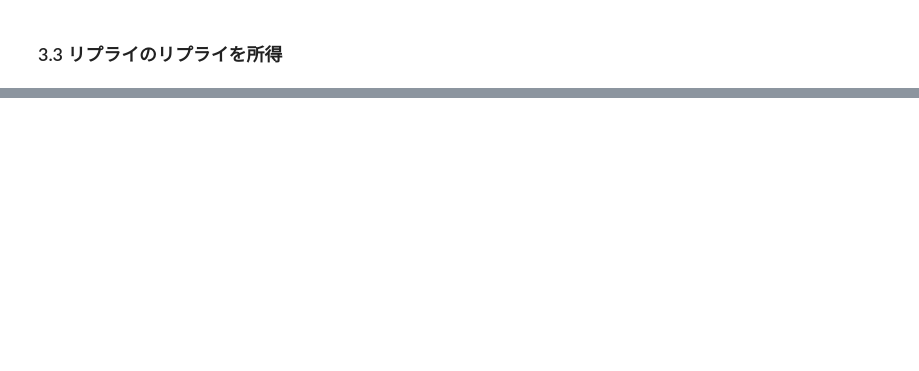
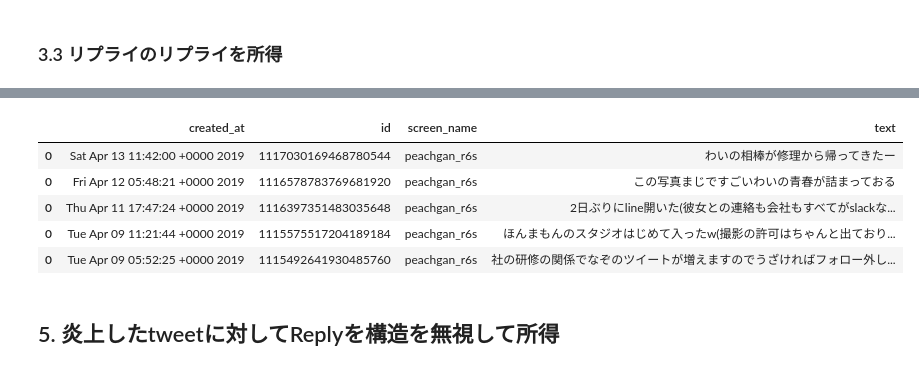
Before and after one commit to peachanG/Crawler, a Jupyter notebook: notebooks/twitter_api.ipynb, the cells around one changed output, grey strips where cells are left out. Saved outputs shown, nothing was run; the diff lists cells and outputs as text; code cells hidden in the pictures; blank space fills up the shorter version.

```diff
--- a/notebooks/twitter_api.ipynb
+++ b/notebooks/twitter_api.ipynb
@@ -216,0 +326,53 @@ for i in a[1]:
+# %%
+def tweets_search(df, screen_name, max_id=None, since_id=None, max_count=100):
+    tweets = get_user_timeline(screen_name, max_id, since_id, max_count)
+    tweets_num = len(tweets)
+    if tweets_num == 0:
+        min_id = 0
+        max_id = 0
+    else:
+        min_id = tweets[-1]['id']
+        max_id = tweets[0]['id']
+        key_list = extract_data(tweets[0])[1]
+
+        df = write_tweet_df(df, tweets, key_list)
+    return df, min_id, max_id, tweets_num
+# %%
+save_data_path = '../data/text_data/crawler'
+screen_name = 'peachgan_r6s'
+csv_path = os.path.join(save_data_path, '{}.csv'.format(screen_name))
+os.makedirs(save_data_path, exist_ok=True)
+
+max_id = None
+max_count = 100
+df = pd.DataFrame()
+
+if os.path.isfile(csv_path):  # resume twitter crawler
+    base_df = pd.read_csv(csv_path)
+    since_id = base_df['id'].iat[0]
+    resume_flag = True
+else: # first crawler
+    since_id = None
+    resume_flag = False
+
+while True:
+    df, min_id, max_id, tweets_num = tweets_search(df, screen_name, max_id, since_id, max_count)
+    max_id = min_id - 1
+    if tweets_num < max_count:
+        break
+
+if resume_flag:
+    df = pd.concat([df, base_df])
+
+# df.to_csv(csv_path, index=False)
+# %%
+df.head()
+# %% [output]
+|  | created_at | id | screen_name | text |
+| 0 | Sat Apr 13 11:42:00 +0000 2019 | 1117030169468780544 | peachgan_r6s | わいの相棒が修理から帰ってきたー |
+| 0 | Fri Apr 12 05:48:21 +0000 2019 | 1116578783769681920 | peachgan_r6s | この写真まじですごいわいの青春が詰まっておる |
+| 0 | Thu Apr 11 17:47:24 +0000 2019 | 1116397351483035648 | peachgan_r6s | 2日ぶりにline開いた(彼女との連絡も会社もすべてがslackな... |
+| 0 | Tue Apr 09 11:21:44 +0000 2019 | 1115575517204189184 | peachgan_r6s | ほんまもんのスタジオはじめて入ったw(撮影の許可はちゃんと出ており... |
+| 0 | Tue Apr 09 05:52:25 +0000 2019 | 1115492641930485760 | peachgan_r6s | 社の研修の関係でなぞのツイートが増えますのでうざければフォロー外し... |
+# %% [markdown]
+## 5. 炎上したtweetに対してReplyを構造を無視して所得
```
Also changed, not shown: parts of 31 cells of this notebook, 22 other files.
